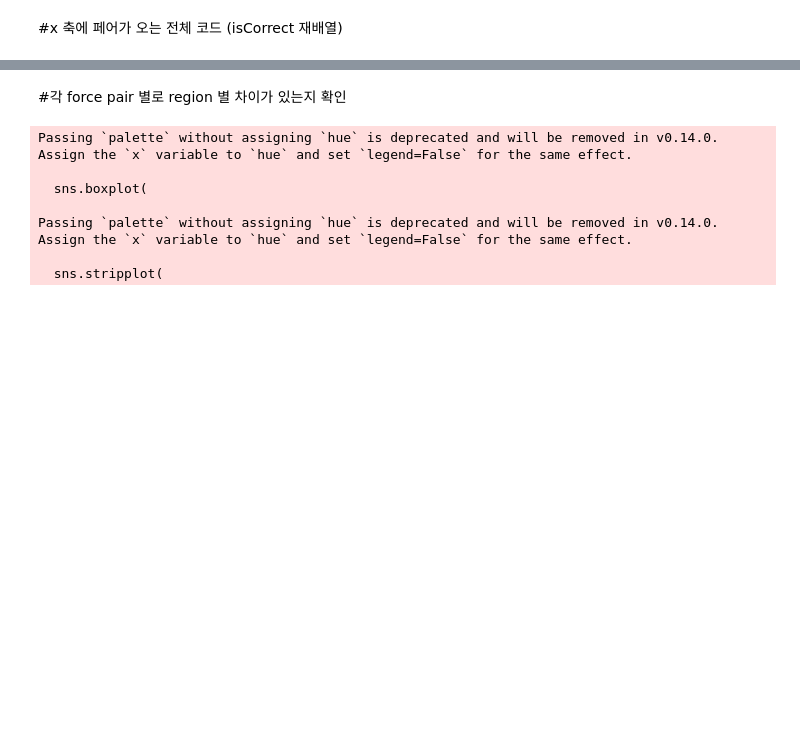
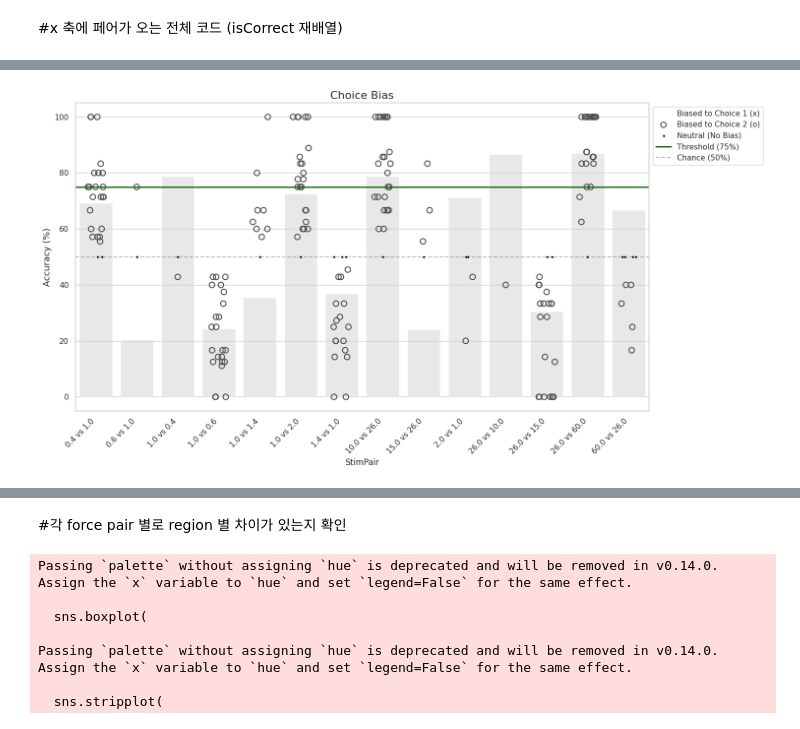
Before and after one commit to kyungeunvoyage/NailFoldExp, a Jupyter notebook: Analysis/(Analysis)Force_Discrimination.ipynb, the cells around one changed output, grey strips where cells are left out. Cells and saved outputs as stored; diff of their text form; code cells hidden in the pictures; blank space fills up the shorter version.

```diff
--- a/Analysis/(Analysis)Force_Discrimination.ipynb
+++ b/Analysis/(Analysis)Force_Discrimination.ipynb
@@ -209,0 +217,84 @@ P44        | 26.0 vs 60.0    | 12       | 12     |    100.0%
+# %%
+import pandas as pd
+import seaborn as sns
+import matplotlib.pyplot as plt
+import glob
+
+# 1. 데이터 로드 및 병합
+file_pattern = 'P*_ForceDiscrimination.csv'
+file_list = glob.glob(file_pattern)
+
+if not file_list:
+    print("CSV 파일을 찾을 수 없습니다.")
+else:
+    df_list = [pd.read_csv(f) for f in file_list]
+    df_merged = pd.concat(df_list, ignore_index=True)
+
+    # 2. 정답 여부 판별 함수
+    def calc_accuracy(row):
+        if row['UserChoice'] == 1:
+            return 1 if row['FirstStim'] > row['SecondStim'] else 0
+        elif row['UserChoice'] == 2:
+            return 1 if row['SecondStim'] > row['FirstStim'] else 0
+        return 0
+
+    df_merged['IsCorrect'] = df_merged.apply(calc_accuracy, axis=1)
+    df_merged['StimPair'] = df_merged.apply(lambda x: f"{x['FirstStim']:.1f} vs {x['SecondStim']:.1f}", axis=1)
+
+    # 3. 피험자별 통계 (정확도 및 선택 비율)
+    sub_stats = df_merged.groupby(['Subject', 'StimPair']).agg(
+        Total_Trials=('UserChoice', 'count'),
+        Count_Choice1=('UserChoice', lambda x: (x == 1).sum()),
+        Accuracy_Mean=('IsCorrect', 'mean')
+    ).reset_index()
+
+    sub_stats['Choice1_Ratio'] = sub_stats['Count_Choice1'] / sub_stats['Total_Trials']
+    sub_stats['Accuracy_Pct'] = sub_stats['Accuracy_Mean'] * 100
+
+    # 4. 시각화 (Y축 = Accuracy %)
+    plt.figure(figsize=(15, 8))
+    ax = plt.gca()
+
+    pair_order = sorted(sub_stats['StimPair'].unique())
+
+    # 평균 정확도 막대
+    sns.barplot(data=sub_stats, x='StimPair', y='Accuracy_Pct', ax=ax,
+                color='lightgray', alpha=0.5, order=pair_order, errorbar=None)
+
+    # 선택 편향에 따라 데이터 분리하여 기호 다르게 표시
+    bias_1 = sub_stats[sub_stats['Choice1_Ratio'] > 0.5]  # 1번 더 많이 선택
+    bias_2 = sub_stats[sub_stats['Choice1_Ratio'] < 0.5]  # 2번 더 많이 선택
+    neutral = sub_stats[sub_stats['Choice1_Ratio'] == 0.5] # 반반
+
+    # 기호 표시 (X축: 자극쌍, Y축: 정확도)
+    if not bias_1.empty:
+        sns.stripplot(data=bias_1, x='StimPair', y='Accuracy_Pct', ax=ax,
+                      marker='x', color='red', size=9, jitter=0.2, order=pair_order, label='Biased to Choice 1 (x)')
+
+    if not bias_2.empty:
+        sns.stripplot(data=bias_2, x='StimPair', y='Accuracy_Pct', ax=ax,
+                      marker='o', color='blue', size=8, jitter=0.2, order=pair_order,
+                      facecolor='none', linewidth=1.5, label='Biased to Choice 2 (o)')
+
+    if not neutral.empty:
+        sns.stripplot(data=neutral, x='StimPair', y='Accuracy_Pct', ax=ax,
+                      marker='.', color='black', size=6, jitter=0.2, order=pair_order, label='Neutral (No Bias)')
+
+    # 기준선 및 스타일 설정
+    plt.axhline(75, color='darkgreen', linestyle='-', linewidth=2, label='Threshold (75%)')
+    plt.axhline(50, color='gray', linestyle='--', alpha=0.5, label='Chance (50%)')
+
+    plt.title('Choice Bias', fontsize=16)
+    plt.ylabel('Accuracy (%)', fontsize=13)
+    plt.ylim(-5, 105)
+    plt.xticks(rotation=45, ha='right')
+
+    # 범례 설정 (중복 항목 제거)
+    handles, labels = ax.get_legend_handles_labels()
+    by_label = dict(zip(labels, handles))
+    plt.legend(by_label.values(), by_label.keys(), loc='upper left', bbox_to_anchor=(1, 1))
+
+    plt.tight_layout()
+    plt.show()
+# %% [output]
+[figure, added]
```
Also changed, not shown: parts of 7 cells of this notebook.
